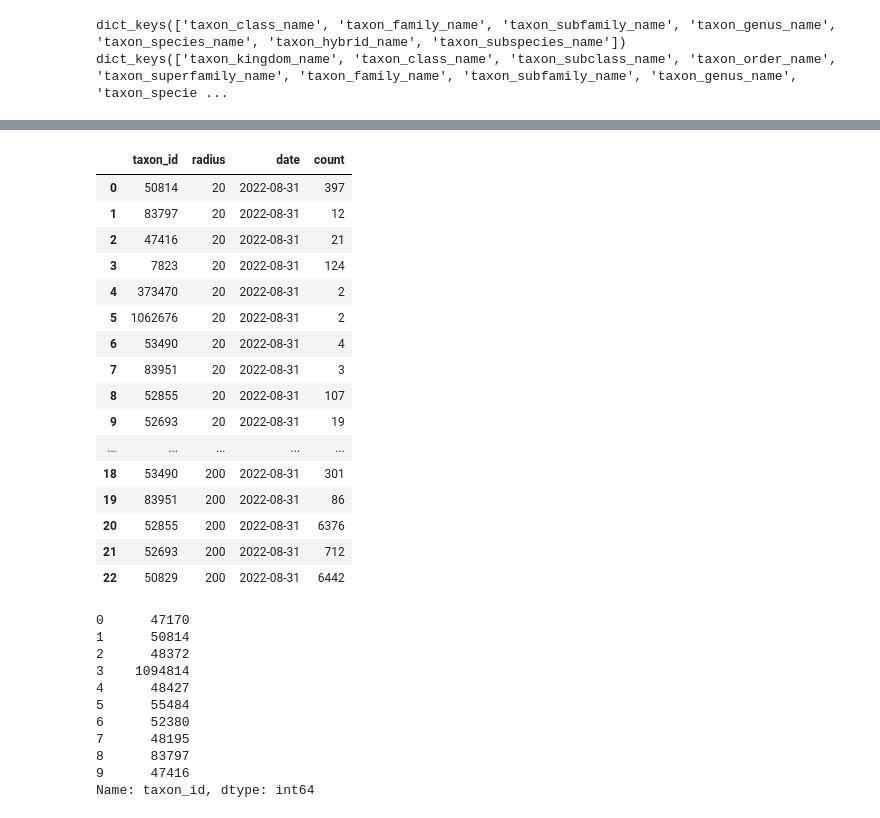
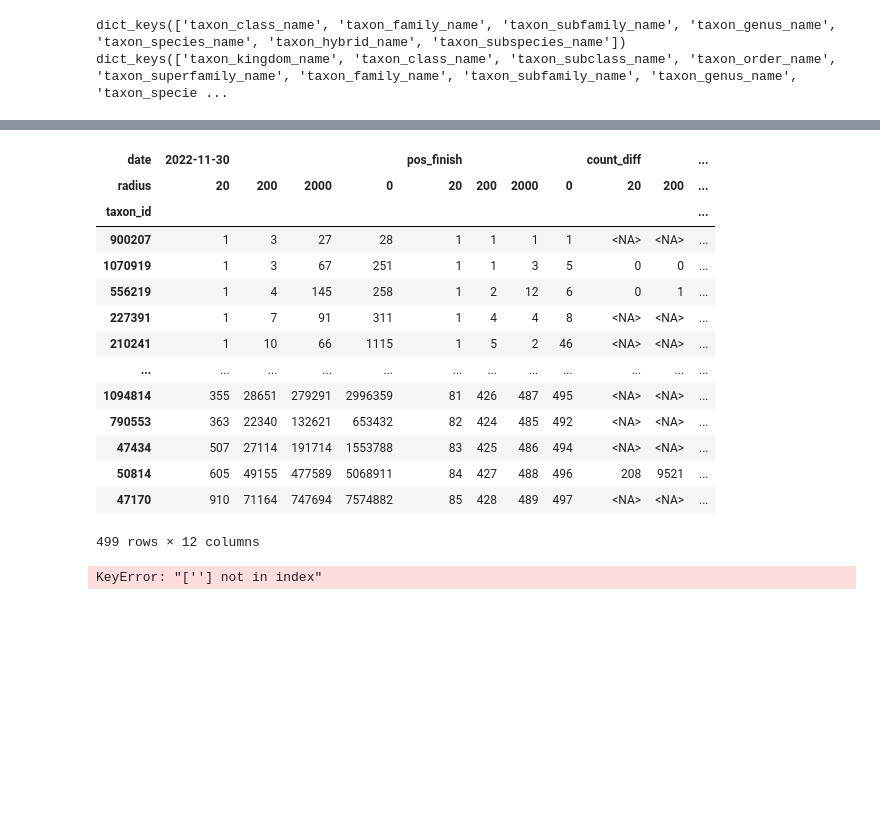
Before and after one commit to baidakovil/iNat-statistics, a Jupyter notebook: inat_raritets.ipynb, the cells around one changed output, grey strips where cells are left out. Drawn from its saved outputs; the diff is of its cells as text; code cells hidden in the pictures; blank space fills up the shorter version.

Commit message:
good table prepare for html prepare

```diff
--- a/inat_raritets.ipynb
+++ b/inat_raritets.ipynb
@@ -12,7 +13,7 @@ radiuses_dataset_path = 'data/radiuses_dataset.csv'
 start_date = date(2022, 8, 31)
 # finish_date = 'max'
 finish_date = date(2022, 11, 30)
-radiuses = [20, 200]
+radiuses = [20, 200, 2000, 0]
 # %%
 def prepare_raritets(observations_path, radiuses, radiuses_dataset_path, start_date, finish_date):
     # готовит датасет со столбцами: taxon_id, taxon_rang, taxon_name, r20, r200, r2000, allinat
@@ -73,3 +74,5 @@ def prepare_df(observations_path, start_date, finish_date):
 df_taxons, start_date, finish_date = prepare_df(
     observations_path, start_date, finish_date)
 df_taxons.head(3)
+
+df_taxons = df_taxons[df_taxons['taxon_id'] != 349797]
@@ -362,35 +264,0 @@ df_tax_csv
-# %%
-check_radiuses
-# %% [output]
-|  | taxon_id | radius | date | count |
-| 0 | 50814 | 20 | 2022-08-31 | 397 |
-| 1 | 83797 | 20 | 2022-08-31 | 12 |
-| 2 | 47416 | 20 | 2022-08-31 | 21 |
-| 3 | 7823 | 20 | 2022-08-31 | 124 |
-| 4 | 373470 | 20 | 2022-08-31 | 2 |
-| 5 | 1062676 | 20 | 2022-08-31 | 2 |
-| 6 | 53490 | 20 | 2022-08-31 | 4 |
-| 7 | 83951 | 20 | 2022-08-31 | 3 |
-| 8 | 52855 | 20 | 2022-08-31 | 107 |
-| 9 | 52693 | 20 | 2022-08-31 | 19 |
-| ... | ... | ... | ... | ... |
-| 18 | 53490 | 200 | 2022-08-31 | 301 |
-| 19 | 83951 | 200 | 2022-08-31 | 86 |
-| 20 | 52855 | 200 | 2022-08-31 | 6376 |
-| 21 | 52693 | 200 | 2022-08-31 | 712 |
-| 22 | 50829 | 200 | 2022-08-31 | 6442 |
-# %%
-taxon_list = taxons_df_finish['taxon_id'][0:10]
-taxon_list
-# %% [output]
-0      47170
-1      50814
-2      48372
-3    1094814
-4      48427
-5      55484
-6      52380
-7      48195
-8      83797
-9      47416
-Name: taxon_id, dtype: int64
@@ -412,0 +323,25 @@ Name: taxon_id, dtype: int64
+# %%
+df_pos = get_radius_info(taxons_df_start, taxons_df_finish, radiuses_dataset_path, start_date, finish_date)
+df_pos = df_pos.astype('Int64')
+df_pos
+# %% [output]
+| date | 2022-11-30 |  |  |  | pos_finish |  |  |  | count_diff |  | ... |
+| radius | 20 | 200 | 2000 | 0 | 20 | 200 | 2000 | 0 | 20 | 200 | ... |
+| taxon_id |  |  |  |  |  |  |  |  |  |  | ... |
+| 900207 | 1 | 3 | 27 | 28 | 1 | 1 | 1 | 1 | <NA> | <NA> | ... |
+| 1070919 | 1 | 3 | 67 | 251 | 1 | 1 | 3 | 5 | 0 | 0 | ... |
+| 556219 | 1 | 4 | 145 | 258 | 1 | 2 | 12 | 6 | 0 | 1 | ... |
+| 227391 | 1 | 7 | 91 | 311 | 1 | 4 | 4 | 8 | <NA> | <NA> | ... |
+| 210241 | 1 | 10 | 66 | 1115 | 1 | 5 | 2 | 46 | <NA> | <NA> | ... |
+| ... | ... | ... | ... | ... | ... | ... | ... | ... | ... | ... | ... |
+| 1094814 | 355 | 28651 | 279291 | 2996359 | 81 | 426 | 487 | 495 | <NA> | <NA> | ... |
+| 790553 | 363 | 22340 | 132621 | 653432 | 82 | 424 | 485 | 492 | <NA> | <NA> | ... |
+| 47434 | 507 | 27114 | 191714 | 1553788 | 83 | 425 | 486 | 494 | <NA> | <NA> | ... |
+| 50814 | 605 | 49155 | 477589 | 5068911 | 84 | 427 | 488 | 496 | 208 | 9521 | ... |
+| 47170 | 910 | 71164 | 747694 | 7574882 | 85 | 428 | 489 | 497 | <NA> | <NA> | ... |
+499 rows × 12 columns
+# %%
+df_taxons[df_taxons['created_at']<=start_date][['taxon_id']].drop_duplicates()
+df_taxons[df_taxons['created_at']<=finish_date][['taxon_id','']].drop_duplicates().sort_values(by='taxon_id')
+# %% [output]
+KeyError: "[''] not in index"
```
Also changed, not shown: parts of 18 cells of this notebook.
